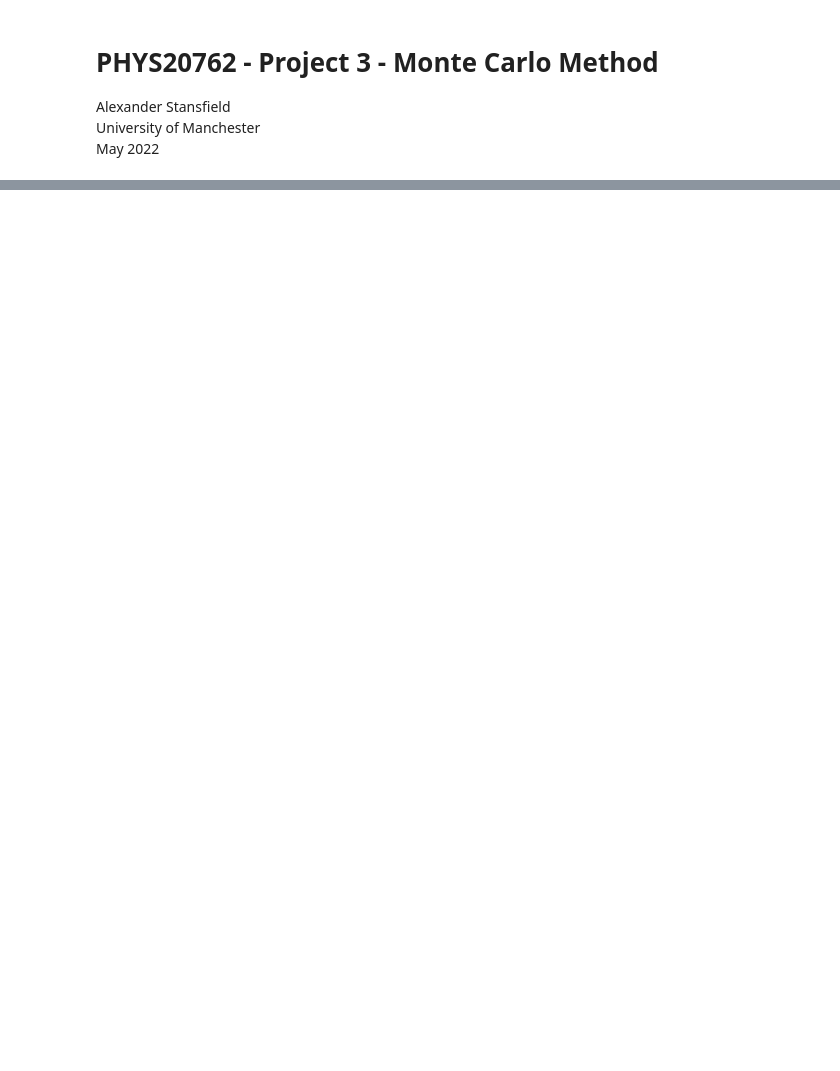
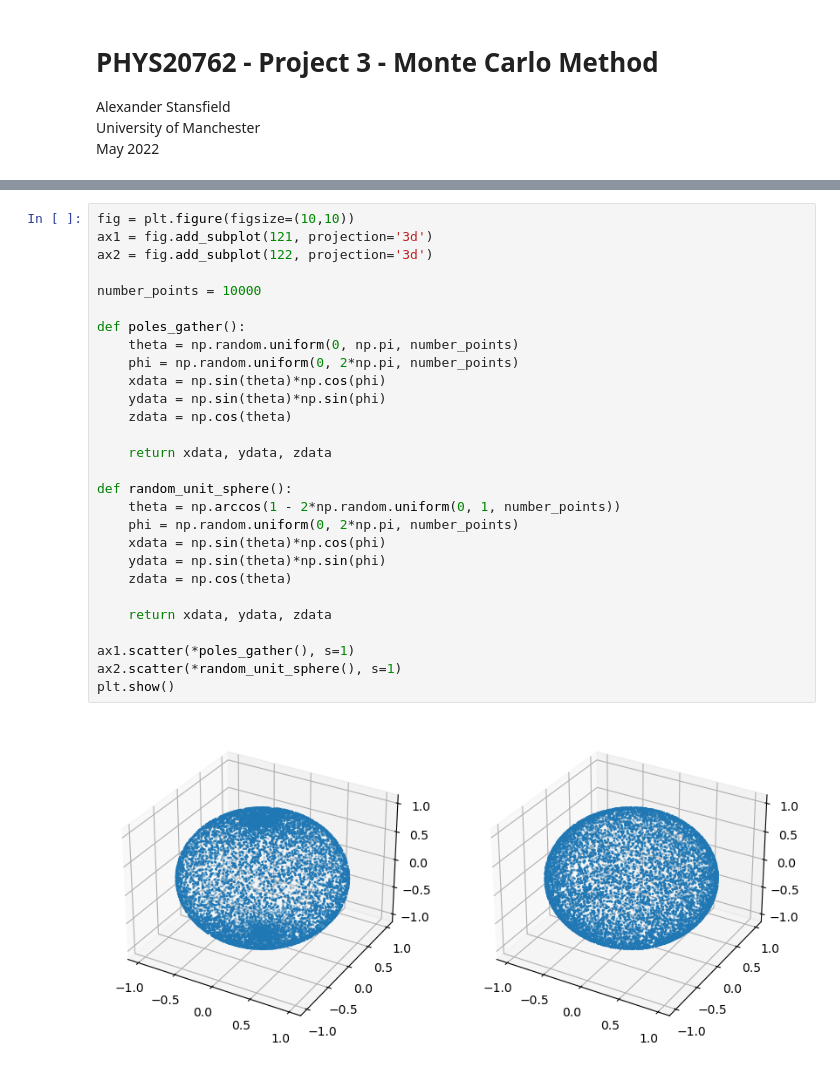
Before and after one commit to stanzi1626/MonteCarlo, a Jupyter notebook: project3.ipynb, the cells around one changed output, grey strips where cells are left out. Saved outputs shown, nothing was run; the diff lists cells and outputs as text; blank space fills up the shorter version.

```diff
--- a/project3.ipynb
+++ b/project3.ipynb
@@ -50,3 +129,33 @@ plt.show()
+# %%
+fig = plt.figure(figsize=(10,10))
+ax1 = fig.add_subplot(121, projection='3d')
+ax2 = fig.add_subplot(122, projection='3d')
+
+number_points = 10000
+
+def poles_gather():
+    theta = np.random.uniform(0, np.pi, number_points)
+    phi = np.random.uniform(0, 2*np.pi, number_points)
+    xdata = np.sin(theta)*np.cos(phi)
+    ydata = np.sin(theta)*np.sin(phi)
+    zdata = np.cos(theta)
+
+    return xdata, ydata, zdata
+
+def random_unit_sphere():
+    theta = np.arccos(1 - 2*np.random.uniform(0, 1, number_points))
+    phi = np.random.uniform(0, 2*np.pi, number_points)
+    xdata = np.sin(theta)*np.cos(phi)
+    ydata = np.sin(theta)*np.sin(phi)
+    zdata = np.cos(theta)
+
+    return xdata, ydata, zdata
+
+ax1.scatter(*poles_gather(), s=1)
+ax2.scatter(*random_unit_sphere(), s=1)
+plt.show()
+# %% [output]
+[figure, added]
 # %%
 from scipy.stats import gaussian_kde
 
```
Also changed, not shown: parts of 14 cells of this notebook.
